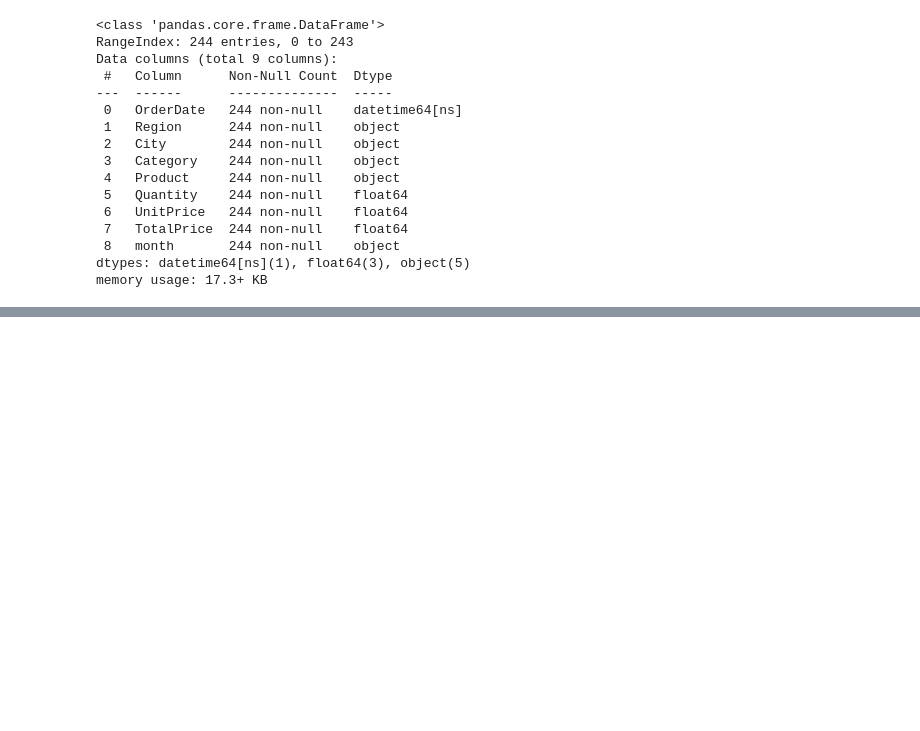
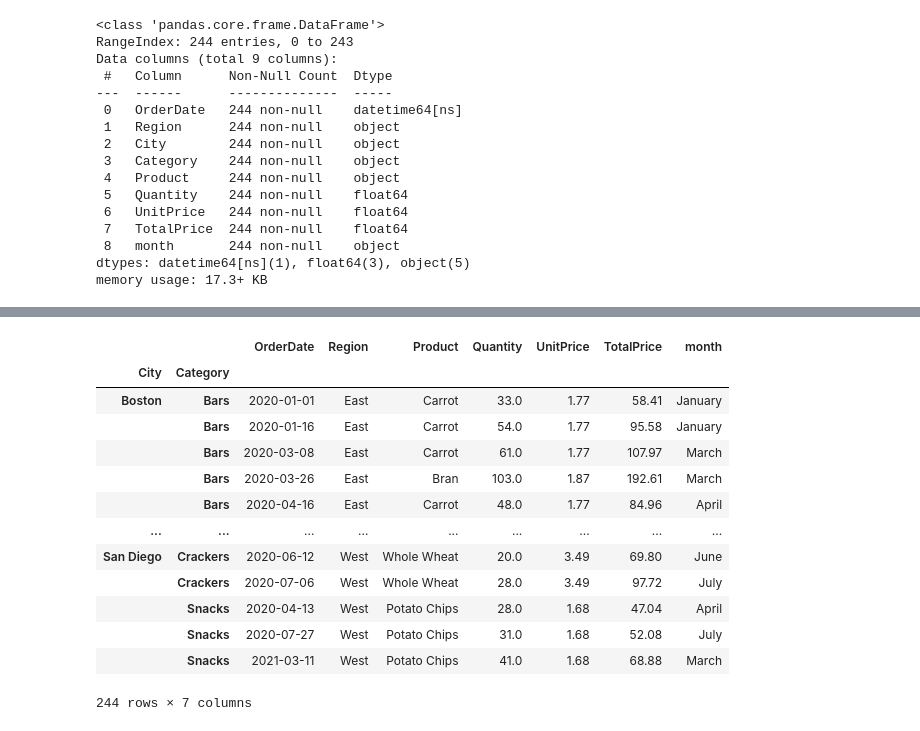
Before and after one commit to sledhead/python_core_test, a Jupyter notebook: excel_test.ipynb, the cells around one changed output, grey strips where cells are left out. Drawn from its saved outputs; the diff is of its cells as text; code cells hidden in the pictures; blank space fills up the shorter version.

```diff
--- a/excel_test.ipynb
+++ b/excel_test.ipynb
@@ -521,0 +557,18 @@ memory usage: 17.3+ KB
+# %%
+df_month_new.sort_index(inplace=True)
+df_month_new
+# %% [output]
+|  |  | OrderDate | Region | Product | Quantity | UnitPrice | TotalPrice | month |
+| City | Category |  |  |  |  |  |  |  |
+| Boston | Bars | 2020-01-01 | East | Carrot | 33.0 | 1.77 | 58.41 | January |
+|  | Bars | 2020-01-16 | East | Carrot | 54.0 | 1.77 | 95.58 | January |
+|  | Bars | 2020-03-08 | East | Carrot | 61.0 | 1.77 | 107.97 | March |
+|  | Bars | 2020-03-26 | East | Bran | 103.0 | 1.87 | 192.61 | March |
+|  | Bars | 2020-04-16 | East | Carrot | 48.0 | 1.77 | 84.96 | April |
+| ... | ... | ... | ... | ... | ... | ... | ... | ... |
+| San Diego | Crackers | 2020-06-12 | West | Whole Wheat | 20.0 | 3.49 | 69.80 | June |
+|  | Crackers | 2020-07-06 | West | Whole Wheat | 28.0 | 3.49 | 97.72 | July |
+|  | Snacks | 2020-04-13 | West | Potato Chips | 28.0 | 1.68 | 47.04 | April |
+|  | Snacks | 2020-07-27 | West | Potato Chips | 31.0 | 1.68 | 52.08 | July |
+|  | Snacks | 2021-03-11 | West | Potato Chips | 41.0 | 1.68 | 68.88 | March |
+244 rows × 7 columns
```
Also changed, not shown: parts of 6 cells of this notebook.
